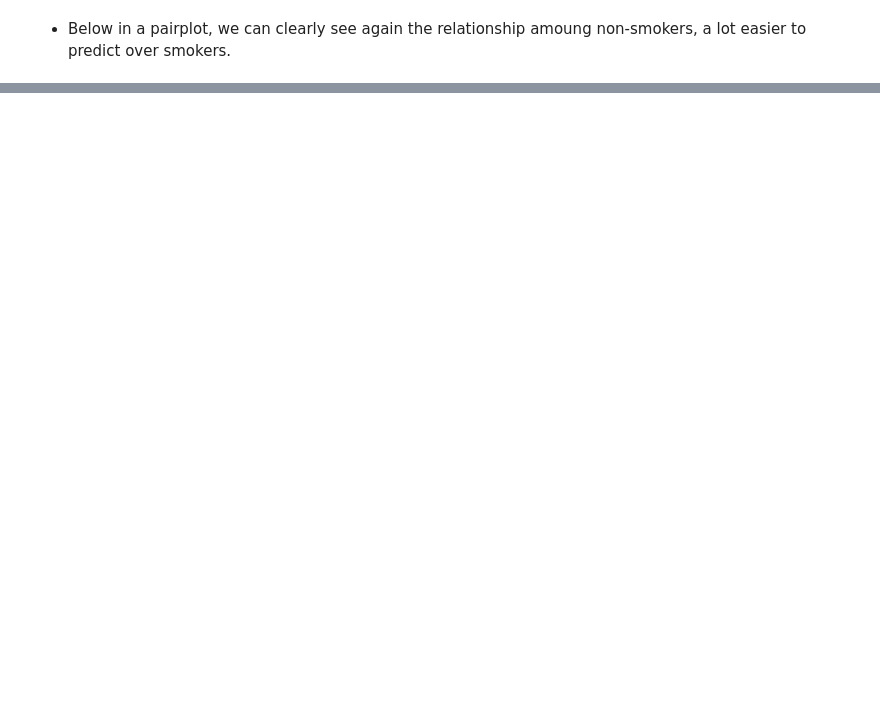
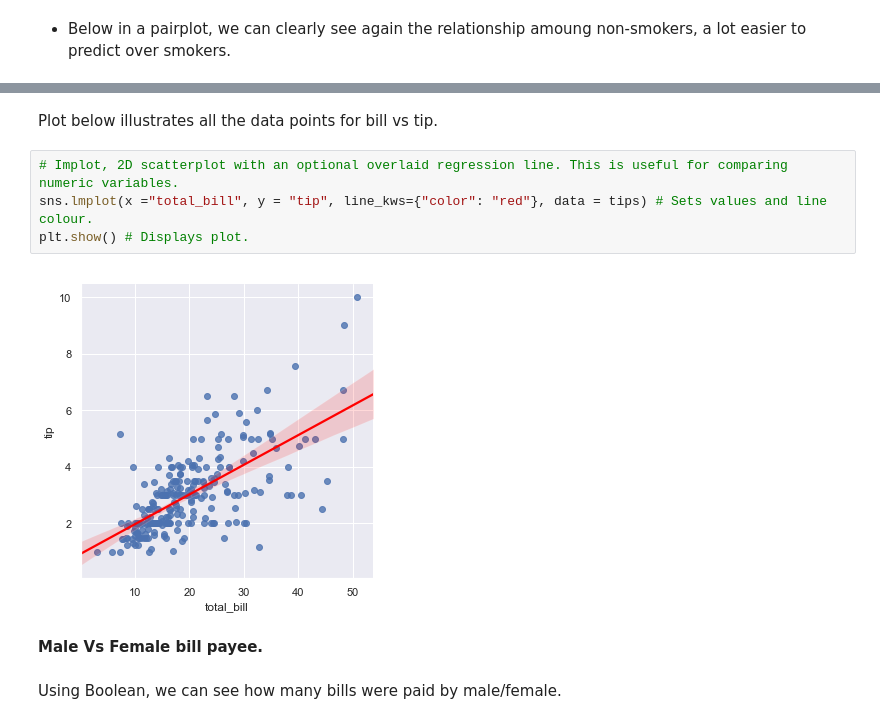
Before and after one commit to daithimarkham/Fund-Project-2019, a Jupyter notebook: The-Tips-Data-Set.ipynb, the cells around one changed output, grey strips where cells are left out. Cells and saved outputs as stored; diff of their text form; blank space fills up the shorter version.

```diff
--- a/The-Tips-Data-Set.ipynb
+++ b/The-Tips-Data-Set.ipynb
@@ -795,0 +1166,12 @@ All the above data that we extracted from the csv file, the waiter tips data-set
+# %% [markdown]
+Plot below illustrates all the data points for bill vs tip.
+# %%
+# Implot, 2D scatterplot with an optional overlaid regression line. This is useful for comparing numeric variables.
+sns.lmplot(x ="total_bill", y = "tip", line_kws={"color": "red"}, data = tips) # Sets values and line colour.
+plt.show() # Displays plot.
+# %% [output]
+[figure, added]
+# %% [markdown]
+**Male Vs Female bill payee.**
+# %% [markdown]
+Using Boolean, we can see how many bills were paid by male/female.
```
Also changed, not shown: parts of 125 cells of this notebook, 1 other file.
